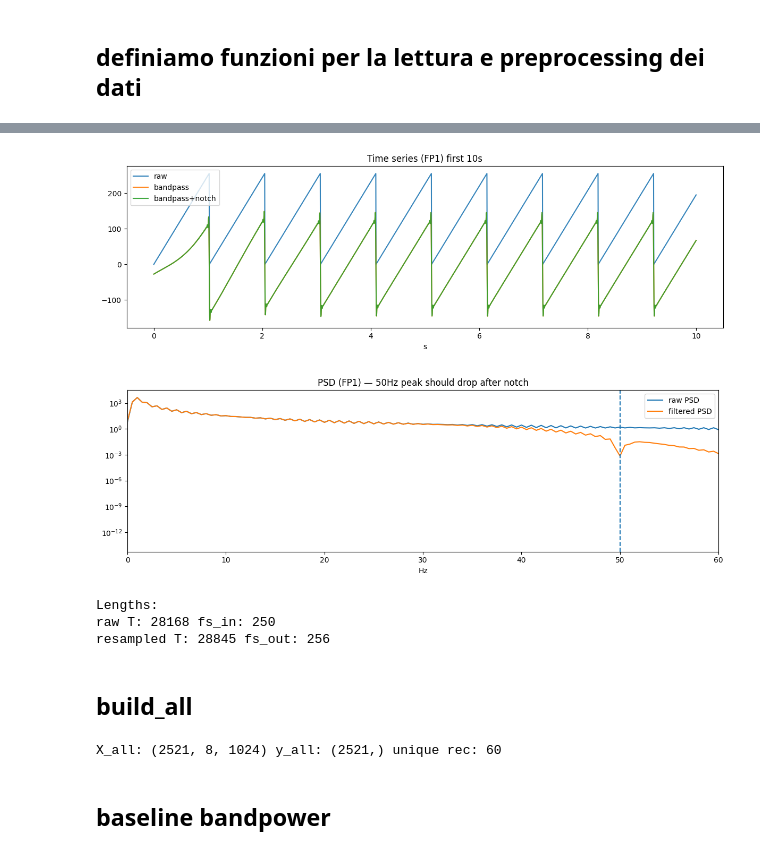
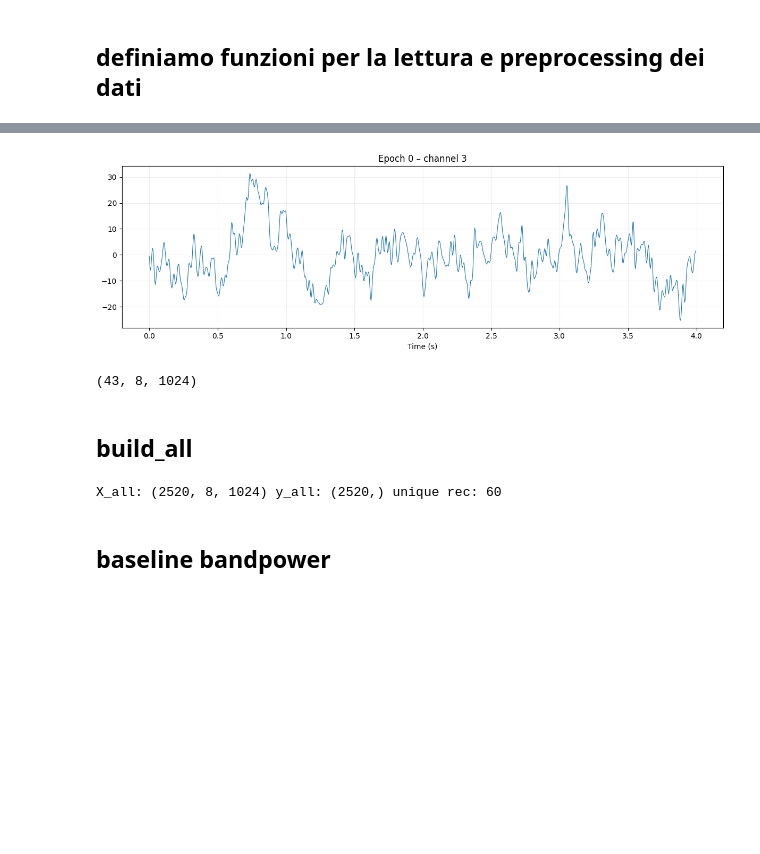
Before and after one commit to camillabocciolone/Leonardo-project, a Jupyter notebook: baselinebandpower.ipynb, the cells around one changed output, grey strips where cells are left out. Drawn from its saved outputs; the diff is of its cells as text; code cells hidden in the pictures; blank space fills up the shorter version.

Commit message:
ameliorated the preprocessing

```diff
--- a/baselinebandpower.ipynb
+++ b/baselinebandpower.ipynb
@@ -280,10 +254,0 @@ List /content/drive: ['MyDrive', '.shortcut-targets-by-id', '.Trash-0', '.Encryp
-# %%
-path = find_file("highlevel", "Stroop", 1)
-X_ct = load_ct_matrix(path, C=8)
-debug_preprocessing_plot(X_ct, fs_in=250, fs_out=256, ch_names=use_channels_names, ch_idx=0, seconds=10)
-# %% [output]
-[figure, removed]
-[figure, removed]
-Lengths:
-raw T: 28168 fs_in: 250
-resampled T: 28845 fs_out: 256
@@ -290,3 +323,21 @@ resampled T: 28845 fs_out: 256
+# %%
+task = "Stroop"
+level = "highlevel"
+subject = 3
+
+path = find_file(level, task, subject)
+X, t = load_ct_matrix(path)
+
+epochs, t_epochs = preprocess_recording(
+    X, t,
+    debug=True,
+    ch_idx=3
+)
+
+print(epochs.shape)  # (N, C, win)
+# %% [output]
+[figure, added]
+(43, 8, 1024)
 # %% [markdown]
 ## build_all
 # %%
@@ -300,8 +351,10 @@ def build_all(levels, tasks, subjects, C=8):
                     print(f"[SKIP] missing file: {level}/{task}/S{s}")
                     continue
                 try:
-                    X_ct = load_ct_matrix(path, C=C)
-                    epochs = preprocess_recording(X_ct)  # (Nw,C,1024)
+
+                    X, t = load_ct_matrix(path, C=C)
+                    epochs, _ = preprocess_recording(X, t=t)
+
                     if epochs.shape[0]==0:
                         print(f"[SKIP] no epochs: {os.path.basename(path)}")
                         continue
@@ -326,7 +379,7 @@ def build_all(levels, tasks, subjects, C=8):
 X_all, y_all, meta = build_all(levels, tasks, subjects, C=8)
 print("X_all:", X_all.shape, "y_all:", y_all.shape, "unique rec:", len(np.unique(meta["rec_id"])))
 # %% [output]
-X_all: (2521, 8, 1024) y_all: (2521,) unique rec: 60
+X_all: (2520, 8, 1024) y_all: (2520,) unique rec: 60
 # %% [markdown]
 ## baseline bandpower
 # %%
```
Also changed, not shown: parts of 17 cells of this notebook.
